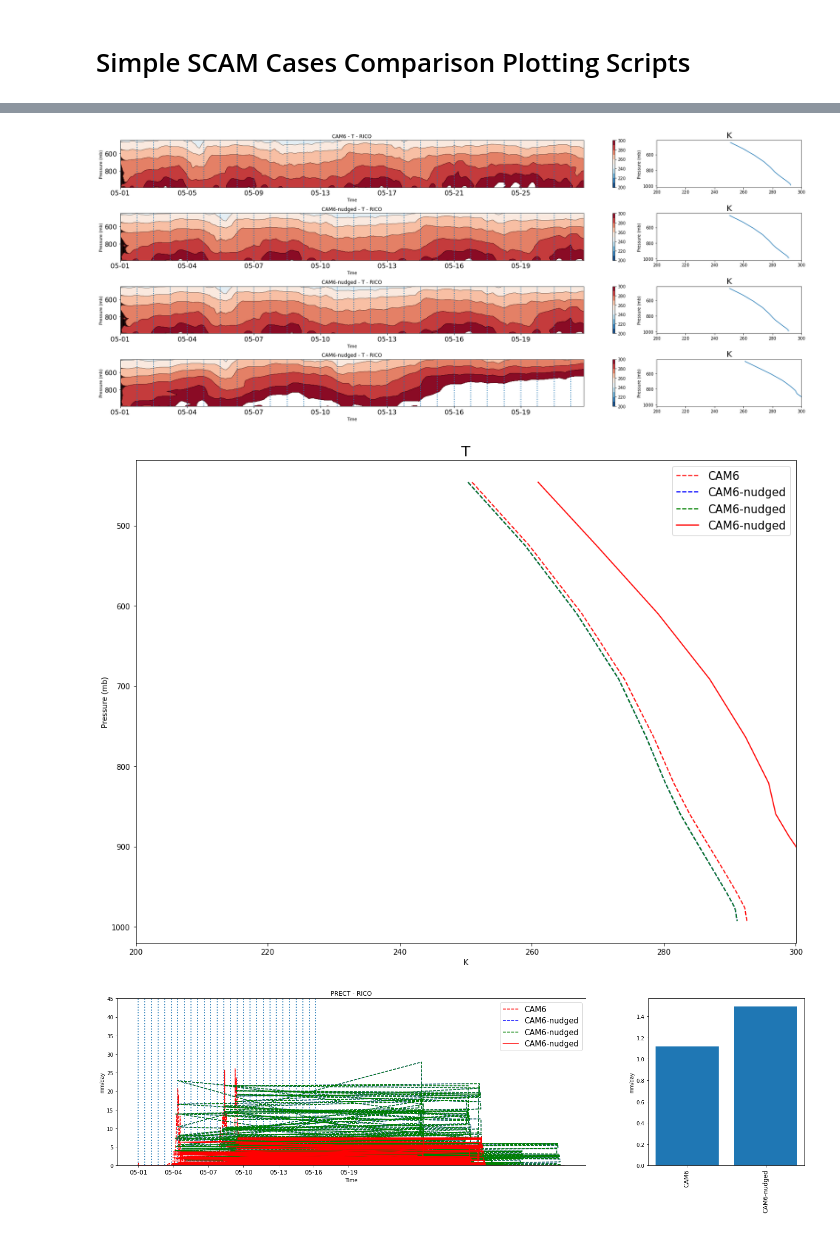
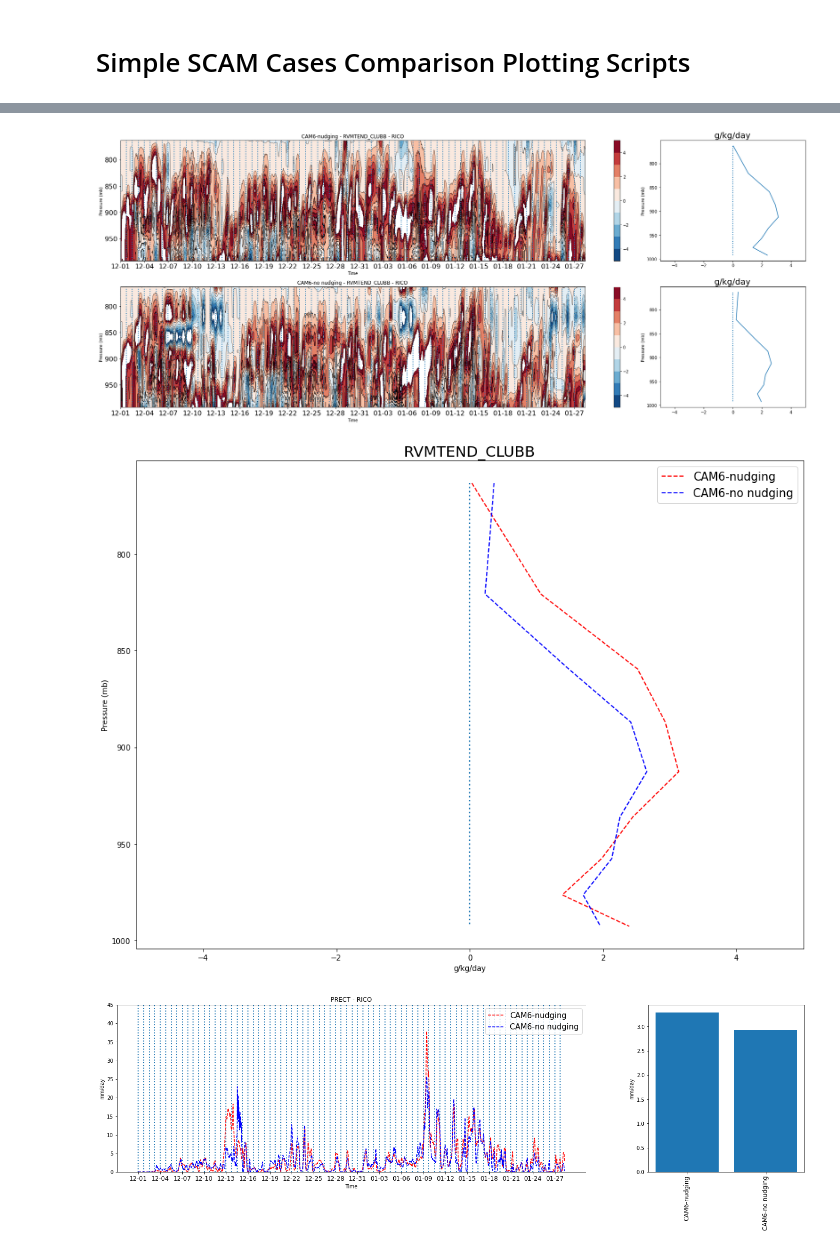
Before and after one commit to swrneale/python-scripts, a Jupyter notebook: PBL/scam_plot_cases.ipynb, the cells around one changed output, grey strips where cells are left out. Cells and saved outputs as stored; diff of their text form; code cells hidden in the pictures.

```diff
--- a/PBL/scam_plot_cases.ipynb
+++ b/PBL/scam_plot_cases.ipynb
@@ -33,7 +33,7 @@ fig_dir = "/Users/rneale/Documents/NCAR/PBL/PBL_py_data/png_qlook/"
 #cnames = ['CAM6','CAM6-noconv','CAM5','CAM5-noconv']
 
 
-fig_pref = 'PERDIGAO_test'
+fig_pref = 'RICO_test'
 
 
 #cases = ['FSCAM.T42_T42.togaII.100','FSCAM.T42_T42.togaII.100b','FSCAM.T42_T42.togaII.101','FSCAM.T42_T42.togaII.101b']
@@ -91,11 +91,11 @@ fig_pref = 'PERDIGAO_test'
 #cases = ['FSCAM.T42_T42.arm97.zm.ke000']
 #cnames = ['CAM6']
 
-#cases = ['FSCAM.T42_T42.RICO.001','FSCAM.T42_T42.RICO.002']
-#cnames = ['CAM6-nudging','CAM6-no nudging']
+cases = ['FSCAM.T42_T42.RICO.001','FSCAM.T42_T42.RICO.002']
+cnames = ['CAM6-nudging','CAM6-no nudging']
 
-cases = ['FSCAM.T42_T42.PERDIGAO.001','FSCAM.T42_T42.PERDIGAO.002','FSCAM.T42_T42.PERDIGAO.003','FSCAM.T42_T42.PERDIGAO.004']
-cnames = ['CAM6','CAM6-nudged','CAM6-nudged','CAM6-nudged']
+#cases = ['FSCAM.T42_T42.PERDIGAO.001','FSCAM.T42_T42.PERDIGAO.002','FSCAM.T42_T42.PERDIGAO.003','FSCAM.T42_T42.PERDIGAO.004']
+#cnames = ['CAM6','CAM6-nudged','CAM6-nudged','CAM6-nudged']
 
 # Plots variable
 ldiff_plot = False
@@ -113,7 +113,7 @@ vscale = 1 ; ovscale1d = 1. ; ovscale2d = 2.
 #vname = 'Q'   ; vscale = 1000. ; units2d='g/kg' ; cmin = 0.001 ; cmax = 30. ; cmap = 'YlGnBu' ; ovar2d = 'q' ;ovscale2d = 1000.
 #vname = 'MSE'   ; vscale = 1.e-6 ; units2d='10^6 J/kg' ; cmin = 0.34 ; cmax = 0.4 ; cmap = 'YlGnBu'
 
-vname = 'T'   ; vscale = 1.  ; units2d='K' ; cmin = 200 ; cmax = 300. ; cmap = 'RdBu_r'
+#vname = 'T'   ; vscale = 1.  ; units2d='K' ; cmin = 200 ; cmax = 300. ; cmap = 'RdBu_r'
 #vname = 'BUOY' ; vscale = 1. ; units2d='K' ; cmin = -5 ; cmax = 5. ; cmap = 'RdBu_r'
 #vname = 'CLOUD' ; vscale = 100. ; units2d='%' ; cmin = 0 ; cmax = 100. ; cmap = 'Purples'
 #vname = 'CONCLD' ; vscale = 100. ; units2d='%' ; cmin = 0 ; cmax = 50. ; cmap = 'Purples'
@@ -130,8 +130,8 @@ vname = 'T'   ; vscale = 1.  ; units2d='K' ; cmin = 200 ; cmax = 300. ; cmap = '
 #vname = 'ZMDLF'   ; vscale = 1000.*86400. ; units2d='K/day' ; cmin = -10 ; cmax = 10. ; cmap = 'RdBu_r'
 #vname = 'STEND_CLUBB'   ; vscale = 86400./cp_air ; units2d='K/day' ; cmin = -10 ; cmax = 10. ; cmap = 'RdBu_r'
 
-#vname = 'RVMTEND_CLUBB'   ; vscale = 86400*1000. ; units2d='g/kg/day' ; cmin = -5. ; cmax = 5. ; cmap = 'RdBu_r'
-#vname = 'WP2_CLUBB'   ; vscale = 1.; units2d='m2/s2' ; cmin = 0. ; cmax = 1. ; cmap = 'Purples'
+vname = 'RVMTEND_CLUBB'   ; vscale = 86400*1000. ; units2d='g/kg/day' ; cmin = -5. ; cmax = 5. ; cmap = 'RdBu_r'
+#vname = 'WP2_CLUBB'   ; vscale = 1.; units2d='m2/s2' ; cmin = 0. ; cmax = 0.5 ; cmap = 'Purples'
 
 #vname = 'DCQ'   ; vscale = 1000.*86400. ; units2d='g/kg/day' ; cmin = -8 ; cmax = 8. ; cmap = 'RdBu_r'
 #vname = 'DTCOND' ; vscale = 86400. ; units2d='K/day' ; cmin = -10 ; cmax = 10. ; cmap = 'RdBu_r'
@@ -237,7 +237,7 @@ for ic in range(0,len(cnames)):
 
 
 
-    pvar = pvar.loc[:,400:]
+    pvar = pvar.loc[:,700:]
     pvar = pvar.transpose()*vscale
     dlev = (cmax-cmin)/10
 
@@ -267,6 +267,10 @@ for ic in range(0,len(cnames)):
         pvar = pvar.where(pvar!=0,drop=True)
 
 
+    print(pvar)
+    pvarplot = pvar
+    for ipp in range(0,len(pvar.lev)):
+        pvarplot[ipp,:] = moving_average(pvar[ipp,:],30)
 
 
     plt1 = ax1[ic,0].contourf(tdate,pvar.lev,pvar,levels=plevels,cmap=cmap)
@@ -359,11 +363,11 @@ for ic in range(0,len(cnames)):
 # 1D timeseries
     mp.figure(3)
 
-#    ax1d[0].plot(tdate,moving_average(pvar1d,5))
+    ax1d[0].plot(tdate,moving_average(pvar1d,10),line_style[ic])
 
 
 
-    ax1d[0].plot(tdate,moving_average(pvar1d,1),line_style[ic])
+#    ax1d[0].plot(tdate,moving_average(pvar1d,1),line_style[ic])
 
 
 
@@ -502,6 +515,6 @@ Variable on file, read in -> FSCAM.T42_T42.PERDIGAO.004
-[figure, old version]
+[figure, new version]
-[figure, old version]
+[figure, new version]
-[figure, old version]
+[figure, new version]
 # %%
 """ ########################### """
 """ ###     FUNCTIONS     ##### """
```
Also changed, not shown: parts of 1 cell of this notebook.
